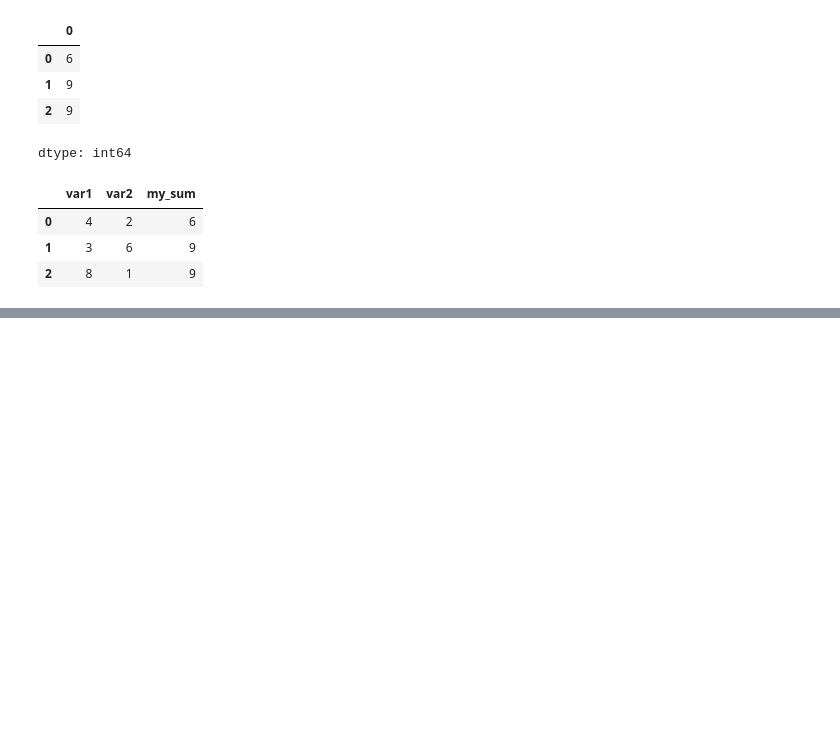
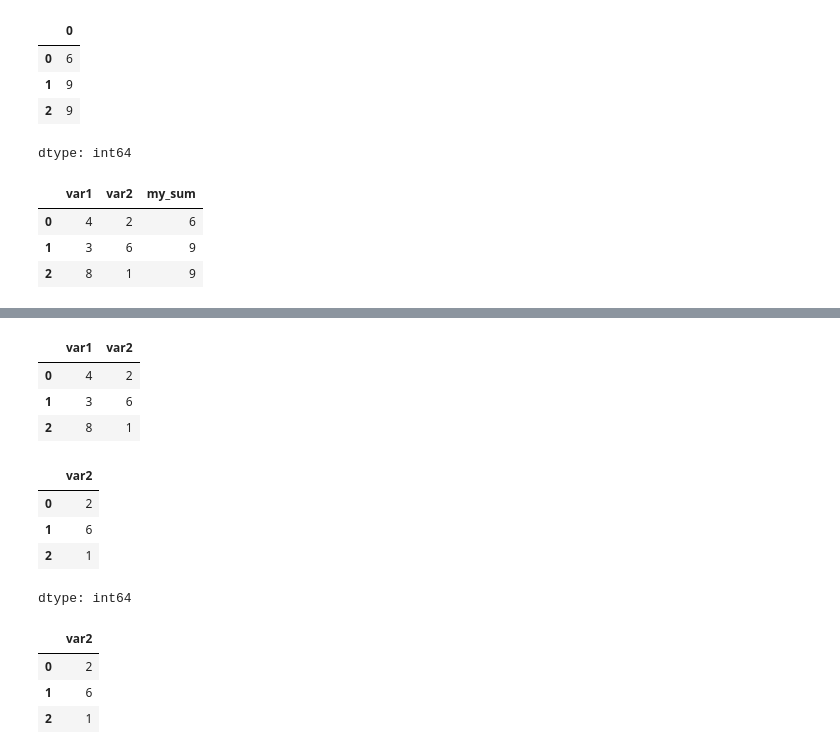
Before and after one commit to jinsumin81/2025-1-myclass-BDA, a Jupyter notebook: inclass/05w_A_mon_0407_easy_ch05_06.ipynb, the cells around one changed output, grey strips where cells are left out. Drawn from its saved outputs; the diff is of its cells as text; code cells hidden in the pictures; blank space fills up the shorter version.

```diff
--- a/inclass/05w_A_mon_0407_easy_ch05_06.ipynb
+++ b/inclass/05w_A_mon_0407_easy_ch05_06.ipynb
@@ -94,0 +103,22 @@ df2
+# %%
+df2[['var1', 'var2']]
+# %% [output]
+|  | var1 | var2 |
+| 0 | 4 | 2 |
+| 1 | 3 | 6 |
+| 2 | 8 | 1 |
+# %%
+df2['var2']
+# %% [output]
+|  | var2 |
+| 0 | 2 |
+| 1 | 6 |
+| 2 | 1 |
+dtype: int64
+# %%
+df2[['var2']]
+# %% [output]
+|  | var2 |
+| 0 | 2 |
+| 1 | 6 |
+| 2 | 1 |
```
Also changed, not shown: parts of 8 cells of this notebook.
